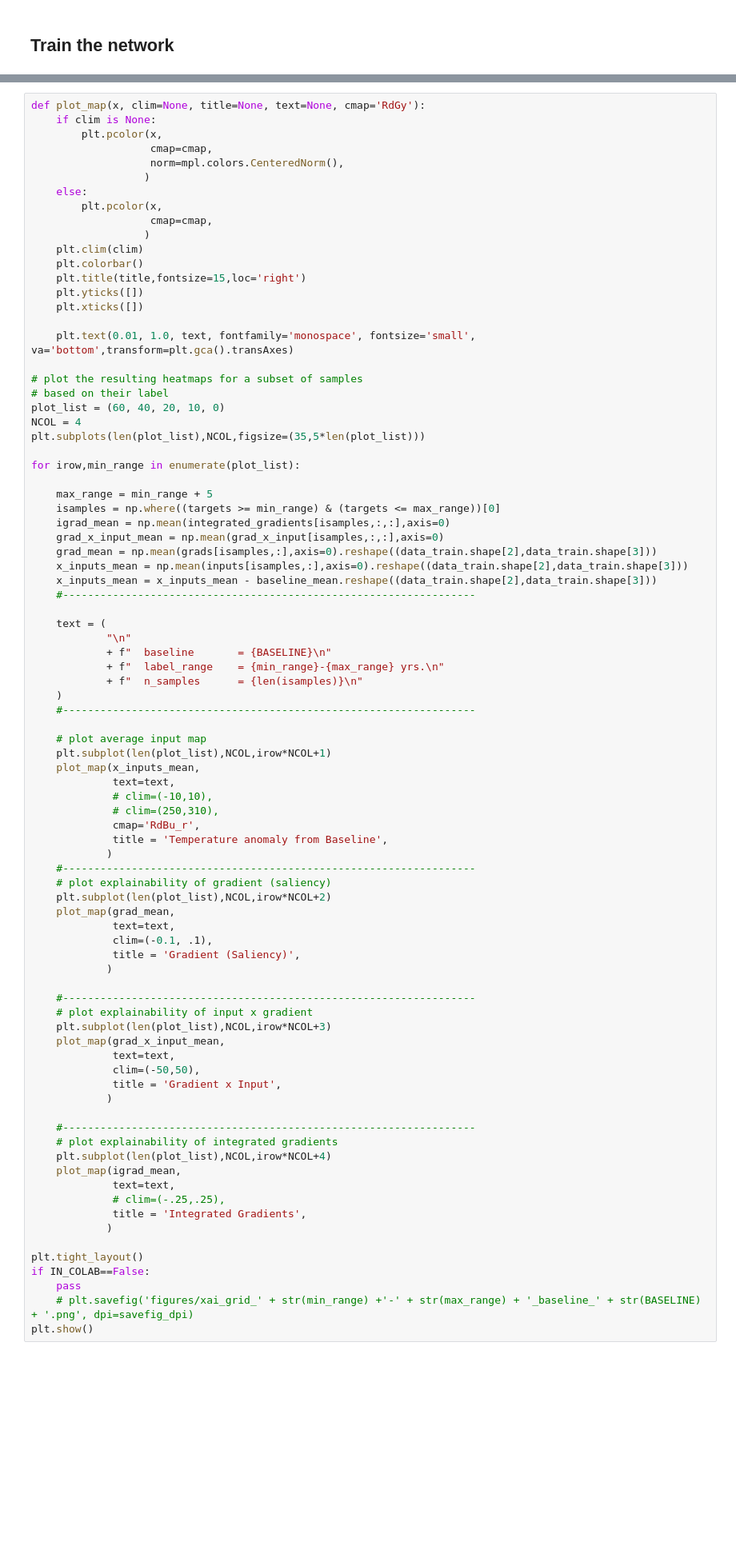
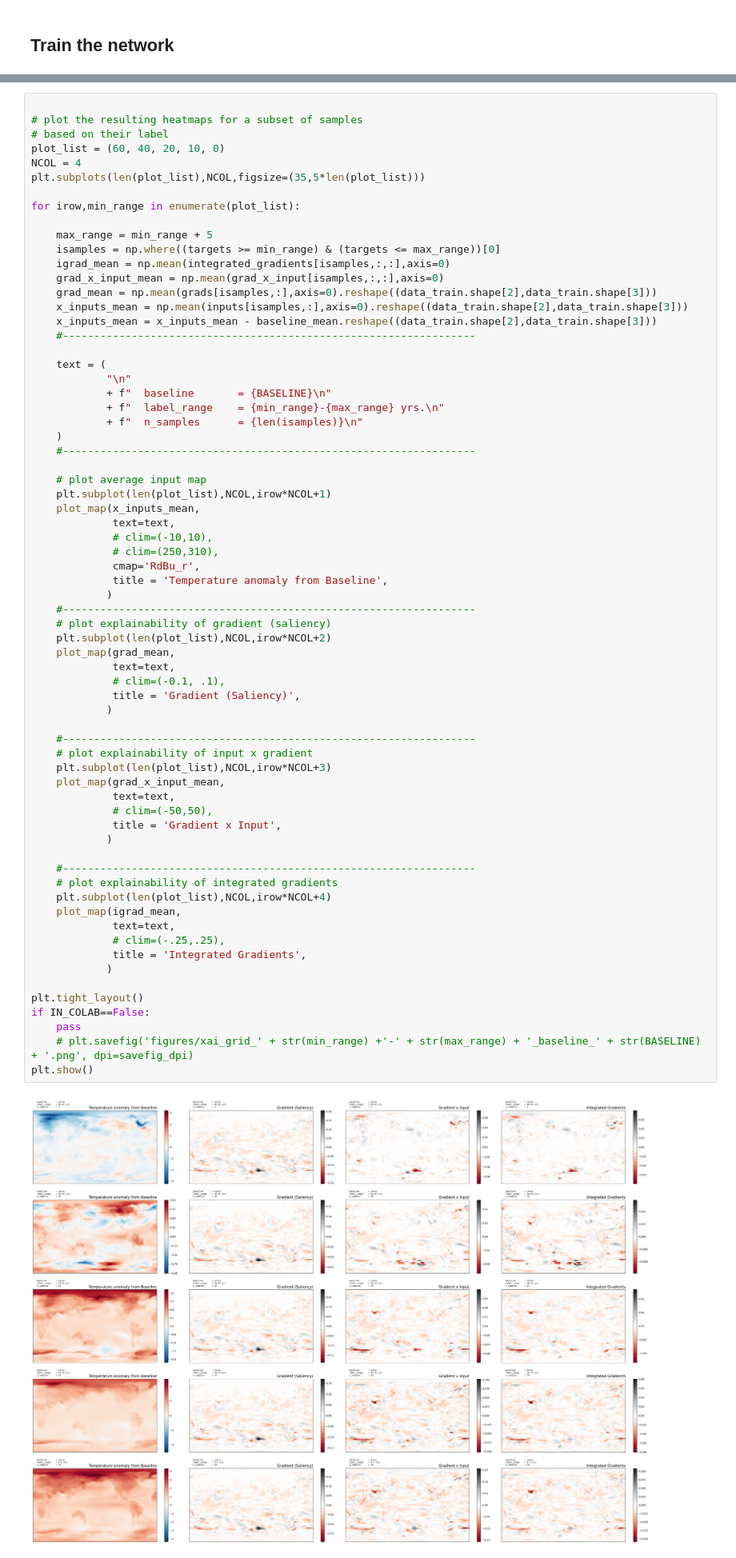
Before and after one commit to eabarnes1010/target_temp_detection, a Jupyter notebook: _train_model.ipynb, the cells around one changed output, grey strips where cells are left out. Shown at 80% size. Saved outputs shown, nothing was run; the diff lists cells and outputs as text; blank space fills up the shorter version.

```diff
--- a/_train_model.ipynb
+++ b/_train_model.ipynb
@@ -528,21 +612,4 @@ print(np.shape(integrated_gradients))
 # %%
-def plot_map(x, clim=None, title=None, text=None, cmap='RdGy'):
-    if clim is None:
-        plt.pcolor(x,
-                   cmap=cmap,
-                   norm=mpl.colors.CenteredNorm(),
-                  )
-    else:
-        plt.pcolor(x,
-                   cmap=cmap,
-                  )
-    plt.clim(clim)
-    plt.colorbar()
-    plt.title(title,fontsize=15,loc='right')
-    plt.yticks([])
-    plt.xticks([])
-
-    plt.text(0.01, 1.0, text, fontfamily='monospace', fontsize='small', va='bottom',transform=plt.gca().transAxes)
 
 # plot the resulting heatmaps for a subset of samples
 # based on their label
@@ -581,35 +648,37 @@ for irow,min_range in enumerate(plot_list):
     #------------------------------------------------------------------
     # plot explainability of gradient (saliency)
     plt.subplot(len(plot_list),NCOL,irow*NCOL+2)
     plot_map(grad_mean,
              text=text,
-             clim=(-0.1, .1),
+             # clim=(-0.1, .1),
              title = 'Gradient (Saliency)',
             )
 
     #------------------------------------------------------------------
     # plot explainability of input x gradient
     plt.subplot(len(plot_list),NCOL,irow*NCOL+3)
     plot_map(grad_x_input_mean,
              text=text,
-             clim=(-50,50),
+             # clim=(-50,50),
              title = 'Gradient x Input',
             )
 
     #------------------------------------------------------------------
     # plot explainability of integrated gradients
     plt.subplot(len(plot_list),NCOL,irow*NCOL+4)
     plot_map(igrad_mean,
              text=text,
              # clim=(-.25,.25),
              title = 'Integrated Gradients',
             )
 
 plt.tight_layout()
 if IN_COLAB==False:
     pass
     # plt.savefig('figures/xai_grid_' + str(min_range) +'-' + str(max_range) + '_baseline_' + str(BASELINE) + '.png', dpi=savefig_dpi)
 plt.show()
+# %% [output]
+[figure, added]
 # %% [markdown]
 ## Predict observations
 # %%
```
Also changed, not shown: parts of 14 cells of this notebook.
